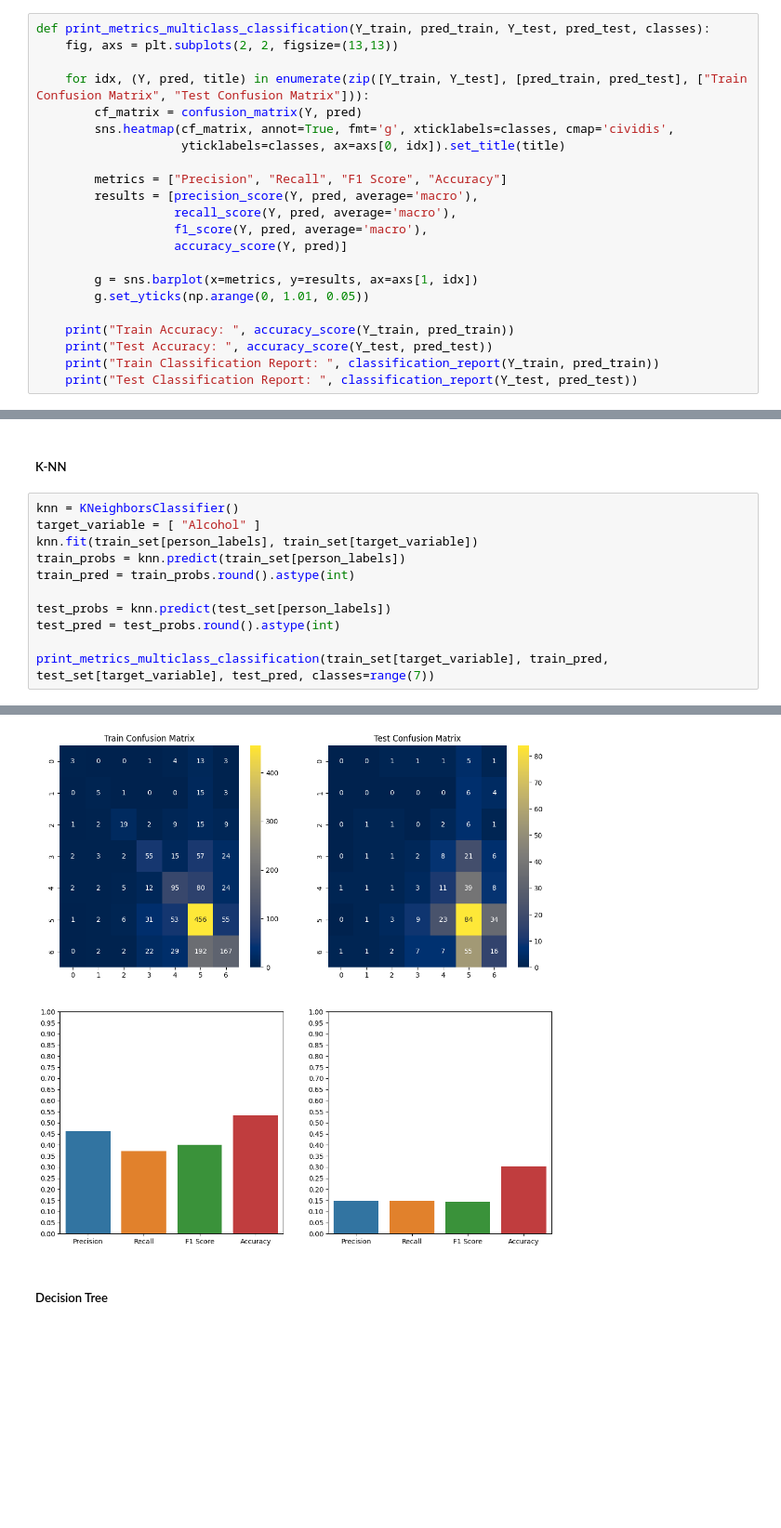
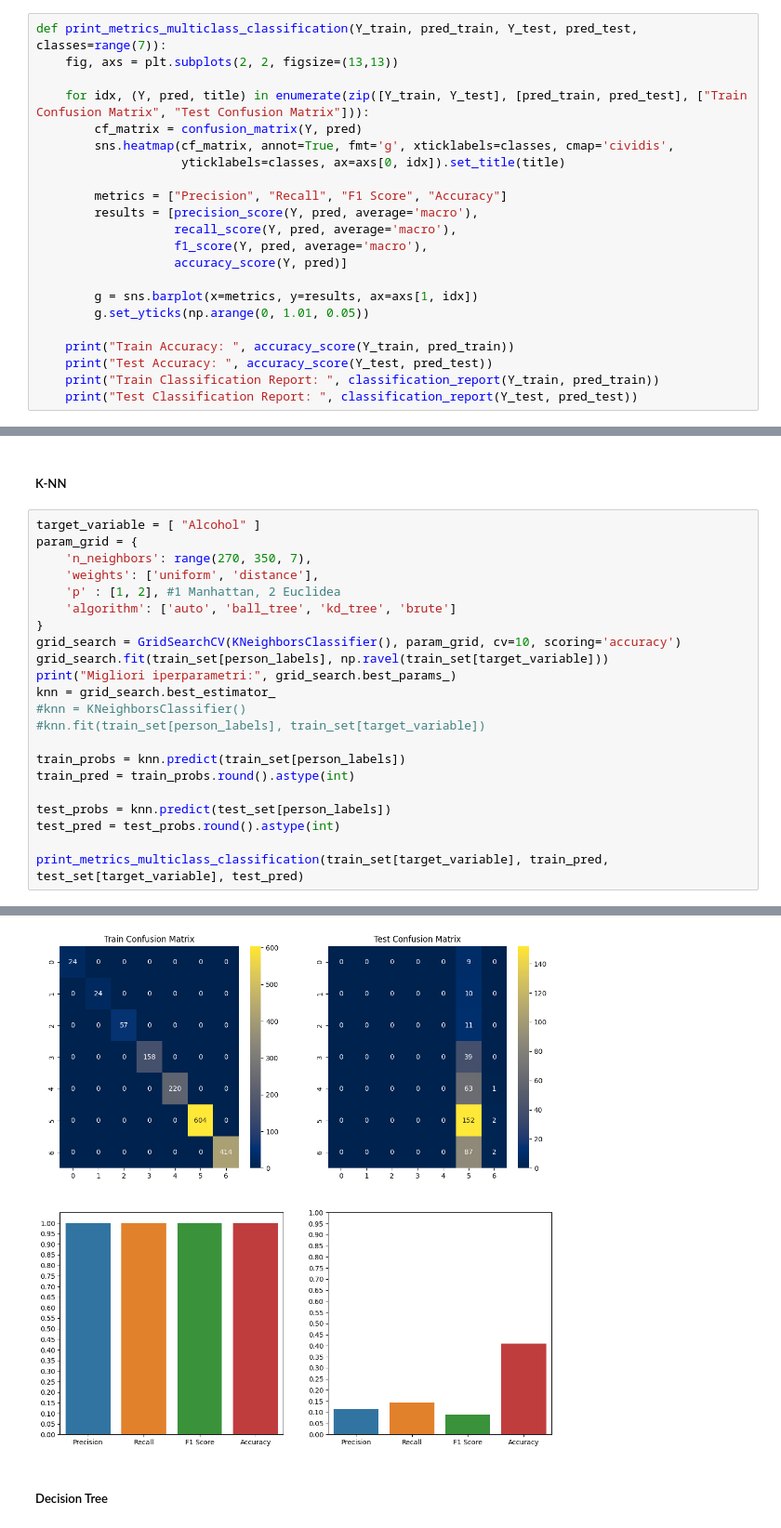
Before and after one commit to Wornairz/UniCT, a Jupyter notebook: FAD/fad_project.ipynb, the cells around one changed output, grey strips where cells are left out. Shown at 93% size. Saved outputs shown, nothing was run; the diff lists cells and outputs as text; blank space fills up the shorter version.

```diff
--- a/FAD/fad_project.ipynb
+++ b/FAD/fad_project.ipynb
@@ -443,7 +478,7 @@ Test Accuracy:  0.824468085106383
 # %% [markdown]
 #### Multiclasse
 # %%
-def print_metrics_multiclass_classification(Y_train, pred_train, Y_test, pred_test, classes):
+def print_metrics_multiclass_classification(Y_train, pred_train, Y_test, pred_test, classes=range(7)):
     fig, axs = plt.subplots(2, 2, figsize=(13,13))
 
     for idx, (Y, pred, title) in enumerate(zip([Y_train, Y_test], [pred_train, pred_test], ["Train Confusion Matrix", "Test Confusion Matrix"])):
@@ -499,14 +544,25 @@ weighted avg       0.29      0.37      0.30       376
 # %% [markdown]
 ##### K-NN
 # %%
-knn = KNeighborsClassifier()
 target_variable = [ "Alcohol" ]
-knn.fit(train_set[person_labels], train_set[target_variable])
+param_grid = {
+    'n_neighbors': range(270, 350, 7),
+    'weights': ['uniform', 'distance'],
+    'p' : [1, 2], #1 Manhattan, 2 Euclidea
+    'algorithm': ['auto', 'ball_tree', 'kd_tree', 'brute']
+}
+grid_search = GridSearchCV(KNeighborsClassifier(), param_grid, cv=10, scoring='accuracy')
+grid_search.fit(train_set[person_labels], np.ravel(train_set[target_variable]))
+print("Migliori iperparametri:", grid_search.best_params_)
+knn = grid_search.best_estimator_
+#knn = KNeighborsClassifier()
+#knn.fit(train_set[person_labels], train_set[target_variable])
+
 train_probs = knn.predict(train_set[person_labels])
 train_pred = train_probs.round().astype(int)
 
 test_probs = knn.predict(test_set[person_labels])
 test_pred = test_probs.round().astype(int)
 
-print_metrics_multiclass_classification(train_set[target_variable], train_pred, test_set[target_variable], test_pred, classes=range(7))
+print_metrics_multiclass_classification(train_set[target_variable], train_pred, test_set[target_variable], test_pred)
 # %% [output]
@@ -530,4 +587,4 @@ weighted avg       0.26      0.30      0.28       376
-[figure, old version]
+[figure, new version]
 # %% [markdown]
 ##### Decision Tree
 # %%
```
Also changed, not shown: parts of 15 cells of this notebook.
